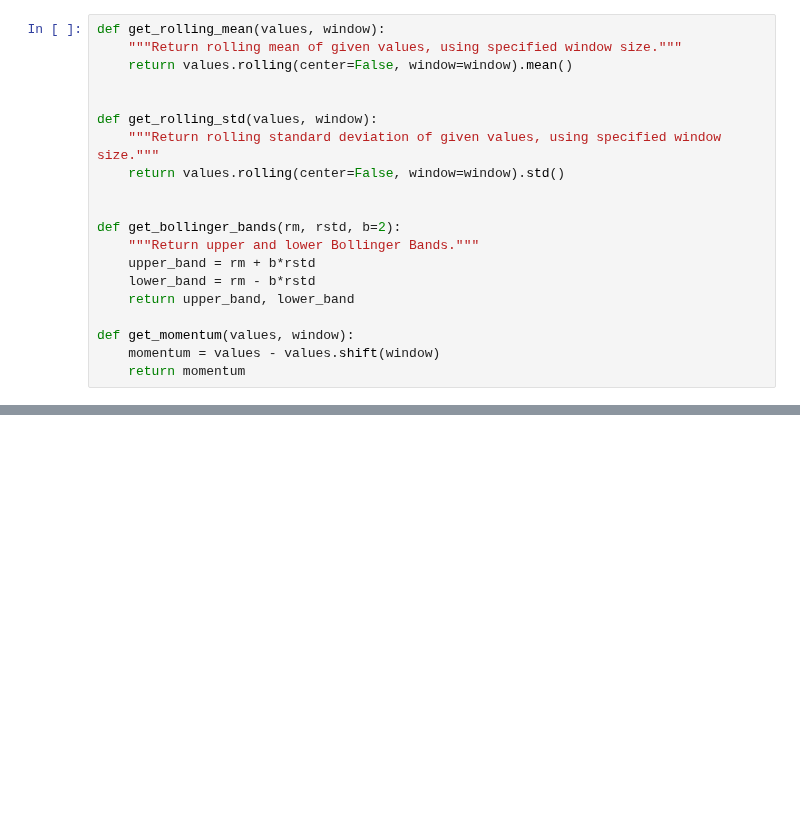
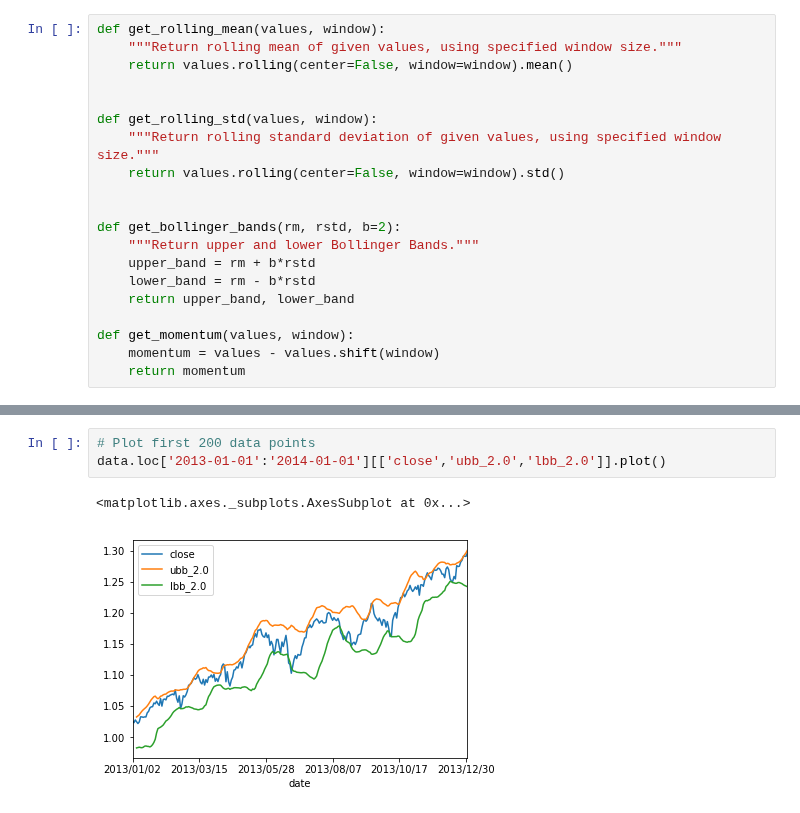
Before and after one commit to jlouie3/Conda_Notebooks, a Jupyter notebook: ReinforcmentLearning/Q-Learning.ipynb, the cells around one changed output, grey strips where cells are left out. Drawn from its saved outputs; the diff is of its cells as text; blank space fills up the shorter version.

```diff
--- a/ReinforcmentLearning/Q-Learning.ipynb
+++ b/ReinforcmentLearning/Q-Learning.ipynb
@@ -102,0 +116,6 @@ plt.show()
+# %%
+# Plot first 200 data points
+data.loc['2013-01-01':'2014-01-01'][['close','ubb_2.0','lbb_2.0']].plot()
+# %% [output]
+<matplotlib.axes._subplots.AxesSubplot at 0x...>
+[figure, added]
```
Also changed, not shown: parts of 9 cells of this notebook.
